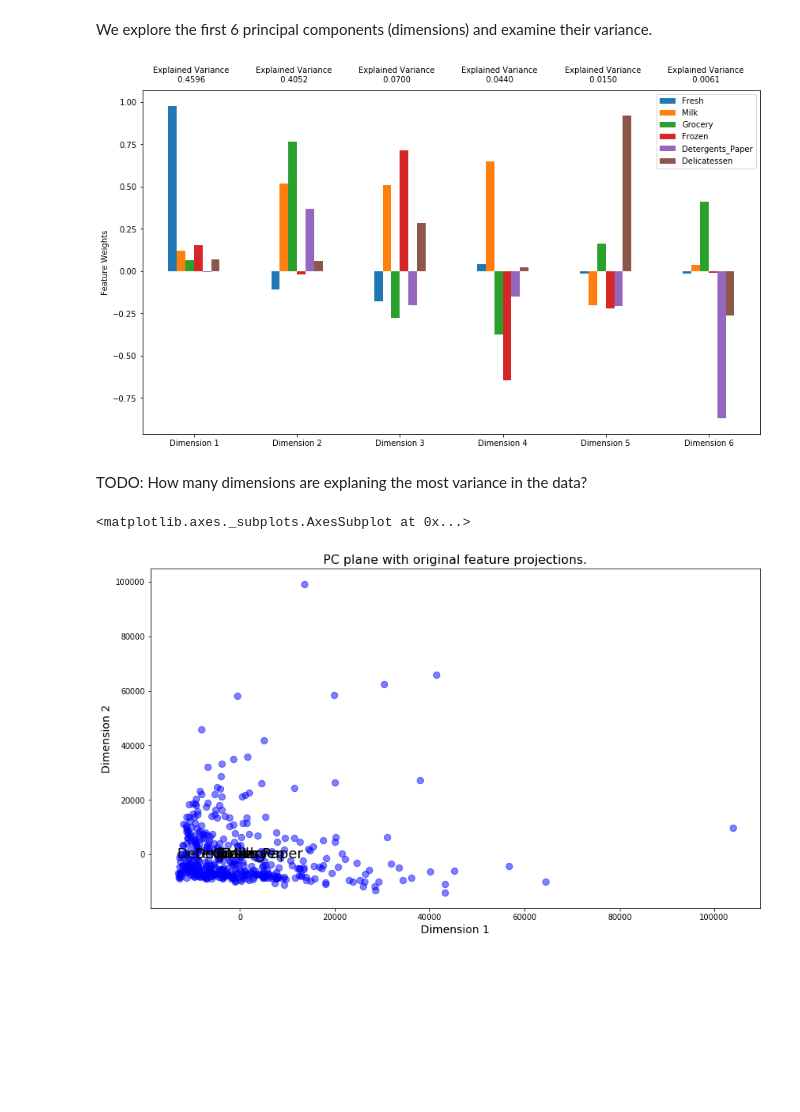
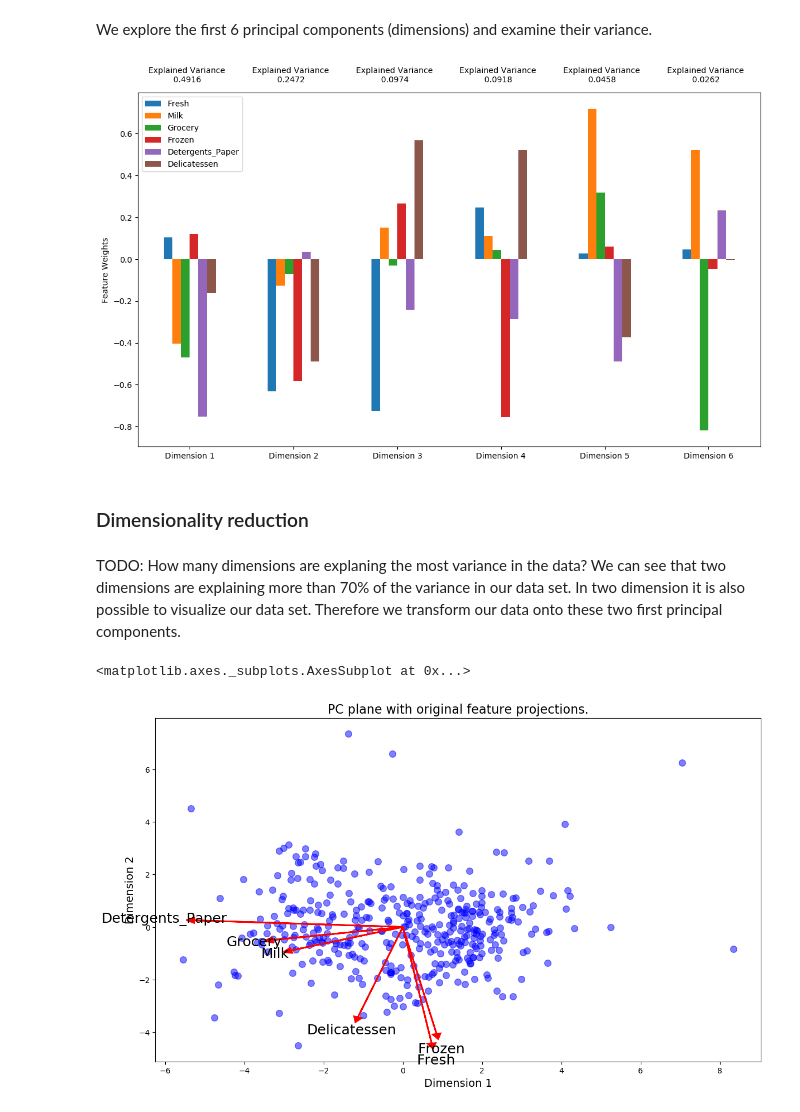
Before and after one commit to huli/academy-2018, a Jupyter notebook: clustering/clustering_customers.ipynb, the cells around one changed output. Drawn from its saved outputs; the diff is of its cells as text; code cells hidden in the pictures; blank space fills up the shorter version.

```diff
--- a/clustering/clustering_customers.ipynb
+++ b/clustering/clustering_customers.ipynb
@@ -58,0 +64,7 @@ plt.show()
+# %%
+# Now we apply some preprocessing (log transformation, outlier removal)
+data, samples, outliers = prep.preprocess_data(data, samples)
+
+# And display the data again
+pd.plotting.scatter_matrix(data, alpha = 0.3, figsize = (8, 8), diagonal = 'kde')
+plt.show()
@@ -126,20 +142,24 @@ pca = PCA(n_components=6, random_state=42).fit(data)
 # Generate PCA results plot
 pca_results = vs.pca_results(data, pca)
 # %% [output]
-[figure, old version]
+[figure, new version]
-# %% [markdown]
-TODO: How many dimensions are explaning the most variance in the data?
+# %% [markdown]
+### Dimensionality reduction
+# %% [markdown]
+TODO: How many dimensions are explaning the most variance in the data? We can see that two dimensions are explaining more than 70% of the variance in our data set. In two dimension it is also possible to visualize our data set. Therefore we transform our data onto these two first principal components.
 # %%
-
 # Apply PCA by fitting the good data with only two dimensions
 pca = PCA(n_components=2, random_state=42).fit(data)
 
 # Transform the good data using the PCA fit above
 reduced_data = pca.transform(data)
 
+# Transform samples as well
+reduced_samples = pca.transform(samples)
+
 # Create a DataFrame for the reduced data
 reduced_data = pd.DataFrame(reduced_data, columns = ['Dimension 1', 'Dimension 2'])
 vs.biplot(data, reduced_data, pca)
 # %% [output]
 <matplotlib.axes._subplots.AxesSubplot at 0x...>
-[figure, old version]
+[figure, new version]
```
Also changed, not shown: parts of 19 cells of this notebook, 2 other files.
